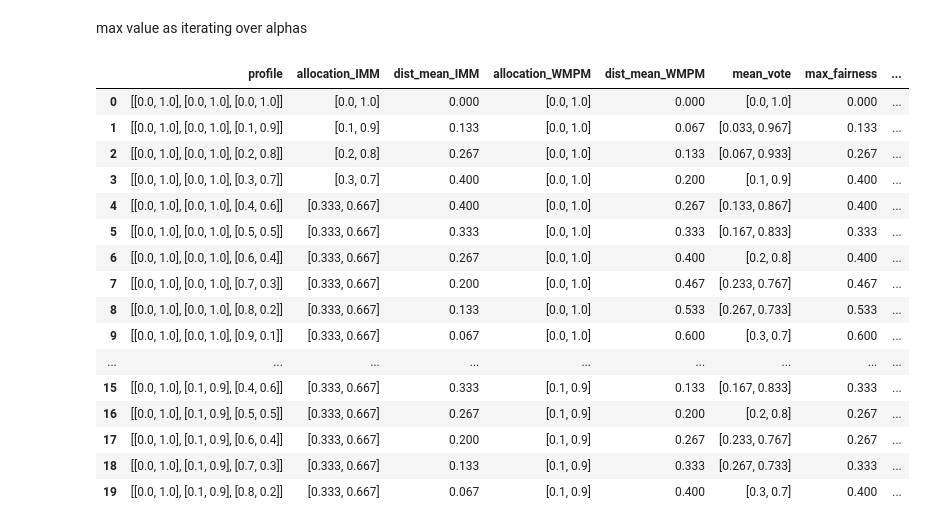
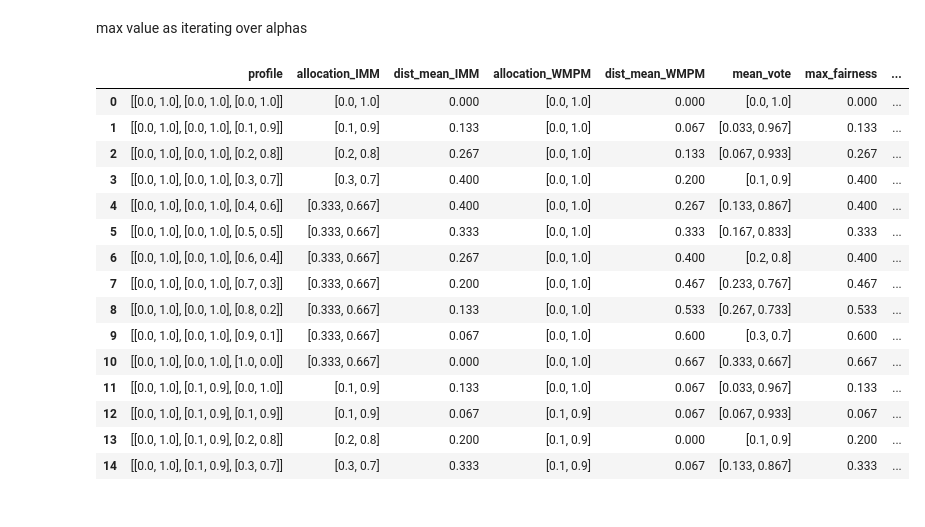
Before and after one commit to tanhl30/FYP, a Jupyter notebook: topic_2..ipynb, the cells around one changed output. Drawn from its saved outputs; the diff is of its cells as text; code cells hidden in the pictures.

```diff
--- a/topic_2..ipynb
+++ b/topic_2..ipynb
@@ -5,3 +5,7 @@ import fyp_functions as fyp
 import matplotlib.pyplot as plt
 import itertools
 pd.options.display.float_format = "{:,.3f}".format
+# %%
+P = fyp.generate_random_preferences(3,2,2)
+P=np.array(	[[0.0, 1.0], [0.0, 1.0], [0.3, 0.7]]		)
+fyp.plot_tradeoff_with_alpha(P,11,True)
@@ -40,7 +58,7 @@ max value as iterating over alphas
 # %%
 def get_min_max(P):
 
-    df = fyp.iterate_over_alphas(P, np.linspace(0, 1, 10), disutility_type='mean')
+    df = fyp.iterate_over_alphas(P, 10, disutility_type='mean')
 
     return np.round((max(df['mean']) , min(df['mean'])),3)
 
@@ -71,22 +89,21 @@ def check_status(df,row):
 for i in range(len(df)):
     df.loc[i,'status']= check_status(df,i)
 # %%
-df.head(20)
+df.head(15)
 # %% [output]
 |  | profile | allocation_IMM | dist_mean_IMM | allocation_WMPM | dist_mean_WMPM | mean_vote | max_fairness | ... |
 | 0 | [[0.0, 1.0], [0.0, 1.0], [0.0, 1.0]] | [0.0, 1.0] | 0.000 | [0.0, 1.0] | 0.000 | [0.0, 1.0] | 0.000 | ... |
 | 1 | [[0.0, 1.0], [0.0, 1.0], [0.1, 0.9]] | [0.1, 0.9] | 0.133 | [0.0, 1.0] | 0.067 | [0.033, 0.967] | 0.133 | ... |
 | 2 | [[0.0, 1.0], [0.0, 1.0], [0.2, 0.8]] | [0.2, 0.8] | 0.267 | [0.0, 1.0] | 0.133 | [0.067, 0.933] | 0.267 | ... |
 | 3 | [[0.0, 1.0], [0.0, 1.0], [0.3, 0.7]] | [0.3, 0.7] | 0.400 | [0.0, 1.0] | 0.200 | [0.1, 0.9] | 0.400 | ... |
 | 4 | [[0.0, 1.0], [0.0, 1.0], [0.4, 0.6]] | [0.333, 0.667] | 0.400 | [0.0, 1.0] | 0.267 | [0.133, 0.867] | 0.400 | ... |
 | 5 | [[0.0, 1.0], [0.0, 1.0], [0.5, 0.5]] | [0.333, 0.667] | 0.333 | [0.0, 1.0] | 0.333 | [0.167, 0.833] | 0.333 | ... |
 | 6 | [[0.0, 1.0], [0.0, 1.0], [0.6, 0.4]] | [0.333, 0.667] | 0.267 | [0.0, 1.0] | 0.400 | [0.2, 0.8] | 0.400 | ... |
 | 7 | [[0.0, 1.0], [0.0, 1.0], [0.7, 0.3]] | [0.333, 0.667] | 0.200 | [0.0, 1.0] | 0.467 | [0.233, 0.767] | 0.467 | ... |
 | 8 | [[0.0, 1.0], [0.0, 1.0], [0.8, 0.2]] | [0.333, 0.667] | 0.133 | [0.0, 1.0] | 0.533 | [0.267, 0.733] | 0.533 | ... |
 | 9 | [[0.0, 1.0], [0.0, 1.0], [0.9, 0.1]] | [0.333, 0.667] | 0.067 | [0.0, 1.0] | 0.600 | [0.3, 0.7] | 0.600 | ... |
-| ... | ... | ... | ... | ... | ... | ... | ... | ... |
-| 15 | [[0.0, 1.0], [0.1, 0.9], [0.4, 0.6]] | [0.333, 0.667] | 0.333 | [0.1, 0.9] | 0.133 | [0.167, 0.833] | 0.333 | ... |
-| 16 | [[0.0, 1.0], [0.1, 0.9], [0.5, 0.5]] | [0.333, 0.667] | 0.267 | [0.1, 0.9] | 0.200 | [0.2, 0.8] | 0.267 | ... |
-| 17 | [[0.0, 1.0], [0.1, 0.9], [0.6, 0.4]] | [0.333, 0.667] | 0.200 | [0.1, 0.9] | 0.267 | [0.233, 0.767] | 0.267 | ... |
-| 18 | [[0.0, 1.0], [0.1, 0.9], [0.7, 0.3]] | [0.333, 0.667] | 0.133 | [0.1, 0.9] | 0.333 | [0.267, 0.733] | 0.333 | ... |
-| 19 | [[0.0, 1.0], [0.1, 0.9], [0.8, 0.2]] | [0.333, 0.667] | 0.067 | [0.1, 0.9] | 0.400 | [0.3, 0.7] | 0.400 | ... |
+| 10 | [[0.0, 1.0], [0.0, 1.0], [1.0, 0.0]] | [0.333, 0.667] | 0.000 | [0.0, 1.0] | 0.667 | [0.333, 0.667] | 0.667 | ... |
+| 11 | [[0.0, 1.0], [0.1, 0.9], [0.0, 1.0]] | [0.1, 0.9] | 0.133 | [0.0, 1.0] | 0.067 | [0.033, 0.967] | 0.133 | ... |
+| 12 | [[0.0, 1.0], [0.1, 0.9], [0.1, 0.9]] | [0.1, 0.9] | 0.067 | [0.1, 0.9] | 0.067 | [0.067, 0.933] | 0.067 | ... |
+| 13 | [[0.0, 1.0], [0.1, 0.9], [0.2, 0.8]] | [0.2, 0.8] | 0.200 | [0.1, 0.9] | 0.000 | [0.1, 0.9] | 0.200 | ... |
+| 14 | [[0.0, 1.0], [0.1, 0.9], [0.3, 0.7]] | [0.3, 0.7] | 0.333 | [0.1, 0.9] | 0.067 | [0.133, 0.867] | 0.333 | ... |
```
Also changed, not shown: parts of 14 cells of this notebook, 1 other file.
